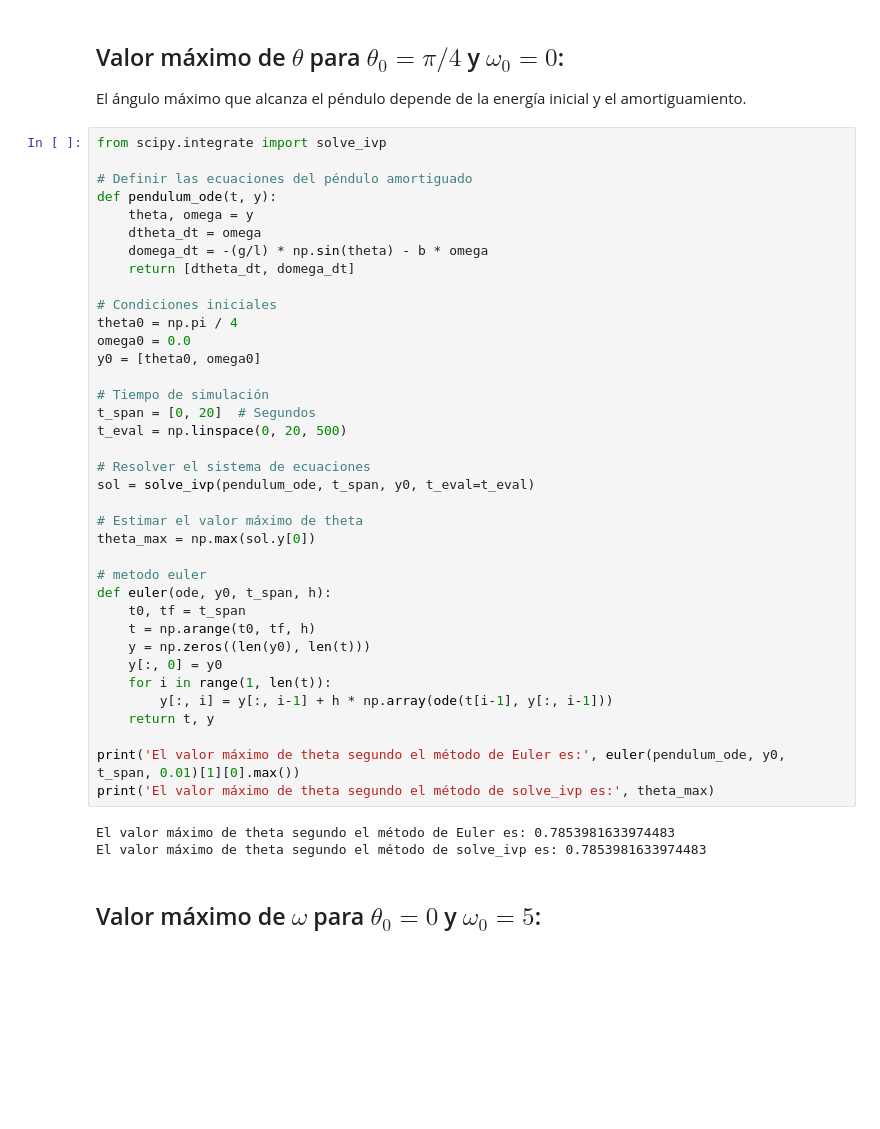
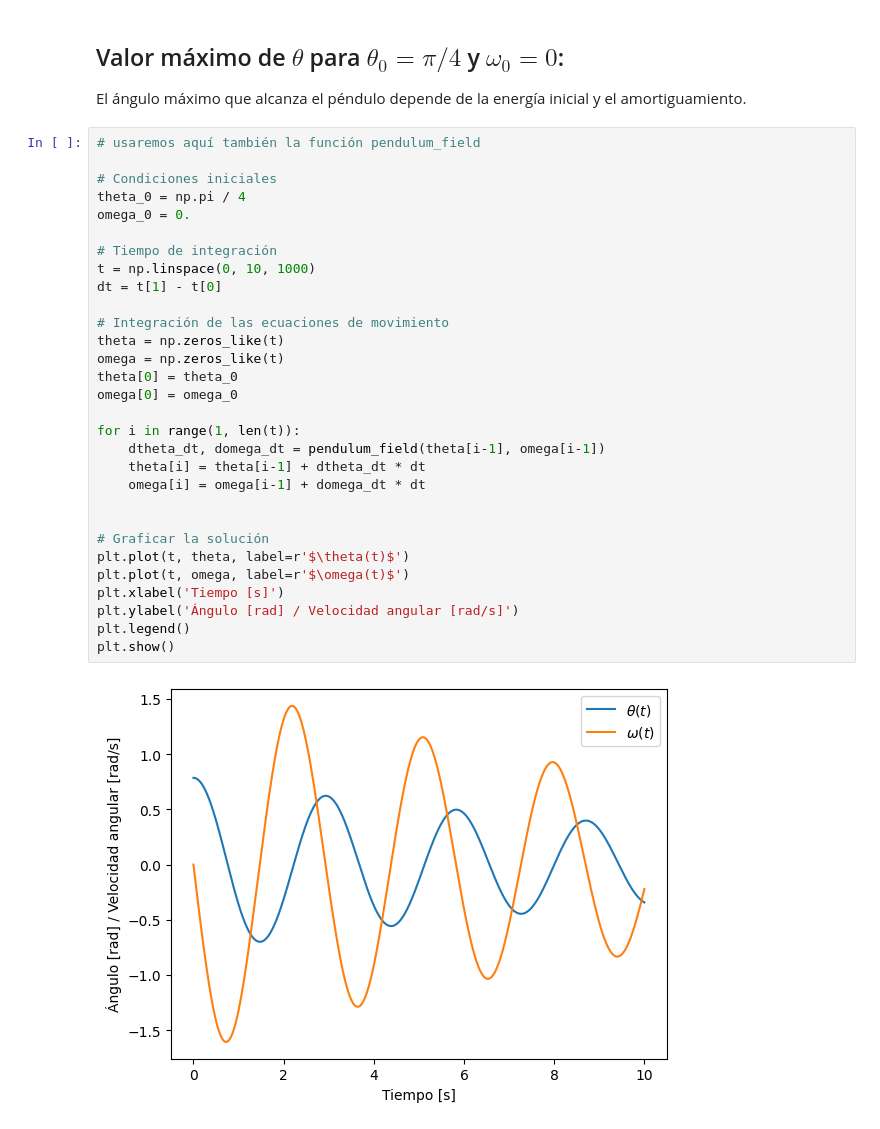
Before and after one commit to JsebastianUVPRQ/classical_trajectory, a Jupyter notebook: Intro_modeling_math/tll/Taller08_Ejercicio.ipynb, the cells around one changed output. Saved outputs shown, nothing was run; the diff lists cells and outputs as text; blank space fills up the shorter version.

```diff
--- a/Intro_modeling_math/tll/Taller08_Ejercicio.ipynb
+++ b/Intro_modeling_math/tll/Taller08_Ejercicio.ipynb
@@ -87,44 +69,34 @@ plt.show()
 ## Valor máximo de $\theta$ para $\theta_0 = \pi/4$ y $\omega_0=0$:
 El ángulo máximo que alcanza el péndulo depende de la energía inicial y el amortiguamiento.
 # %%
-from scipy.integrate import solve_ivp
-
-# Definir las ecuaciones del péndulo amortiguado
-def pendulum_ode(t, y):
-    theta, omega = y
-    dtheta_dt = omega
-    domega_dt = -(g/l) * np.sin(theta) - b * omega
-    return [dtheta_dt, domega_dt]
+# usaremos aquí también la función pendulum_field
 
 # Condiciones iniciales
-theta0 = np.pi / 4
-omega0 = 0.0
-y0 = [theta0, omega0]
+theta_0 = np.pi / 4
+omega_0 = 0.
 
-# Tiempo de simulación
-t_span = [0, 20]  # Segundos
-t_eval = np.linspace(0, 20, 500)
+# Tiempo de integración
+t = np.linspace(0, 10, 1000)
+dt = t[1] - t[0]
 
-# Resolver el sistema de ecuaciones
-sol = solve_ivp(pendulum_ode, t_span, y0, t_eval=t_eval)
+# Integración de las ecuaciones de movimiento
+theta = np.zeros_like(t)
+omega = np.zeros_like(t)
+theta[0] = theta_0
+omega[0] = omega_0
 
-# Estimar el valor máximo de theta
-theta_max = np.max(sol.y[0])
+for i in range(1, len(t)):
+    dtheta_dt, domega_dt = pendulum_field(theta[i-1], omega[i-1])
+    theta[i] = theta[i-1] + dtheta_dt * dt
+    omega[i] = omega[i-1] + domega_dt * dt
 
-# metodo euler
-def euler(ode, y0, t_span, h):
-    t0, tf = t_span
-    t = np.arange(t0, tf, h)
-    y = np.zeros((len(y0), len(t)))
-    y[:, 0] = y0
-    for i in range(1, len(t)):
-        y[:, i] = y[:, i-1] + h * np.array(ode(t[i-1], y[:, i-1]))
-    return t, y
 
-print('El valor máximo de theta segundo el método de Euler es:', euler(pendulum_ode, y0, t_span, 0.01)[1][0].max())
-print('El valor máximo de theta segundo el método de solve_ivp es:', theta_max)
+# Graficar la solución
+plt.plot(t, theta, label=r'$\theta(t)$')
+plt.plot(t, omega, label=r'$\omega(t)$')
+plt.xlabel('Tiempo [s]')
+plt.ylabel('Ángulo [rad] / Velocidad angular [rad/s]')
+plt.legend()
+plt.show()
 # %% [output]
-El valor máximo de theta segundo el método de Euler es: 0.7853981633974483
-El valor máximo de theta segundo el método de solve_ivp es: 0.7853981633974483
+[figure, added]
-# %% [markdown]
-## Valor máximo de $\omega$ para $\theta_0 = 0$ y $\omega_0 = 5$:
```
Also changed, not shown: parts of 4 cells of this notebook.
